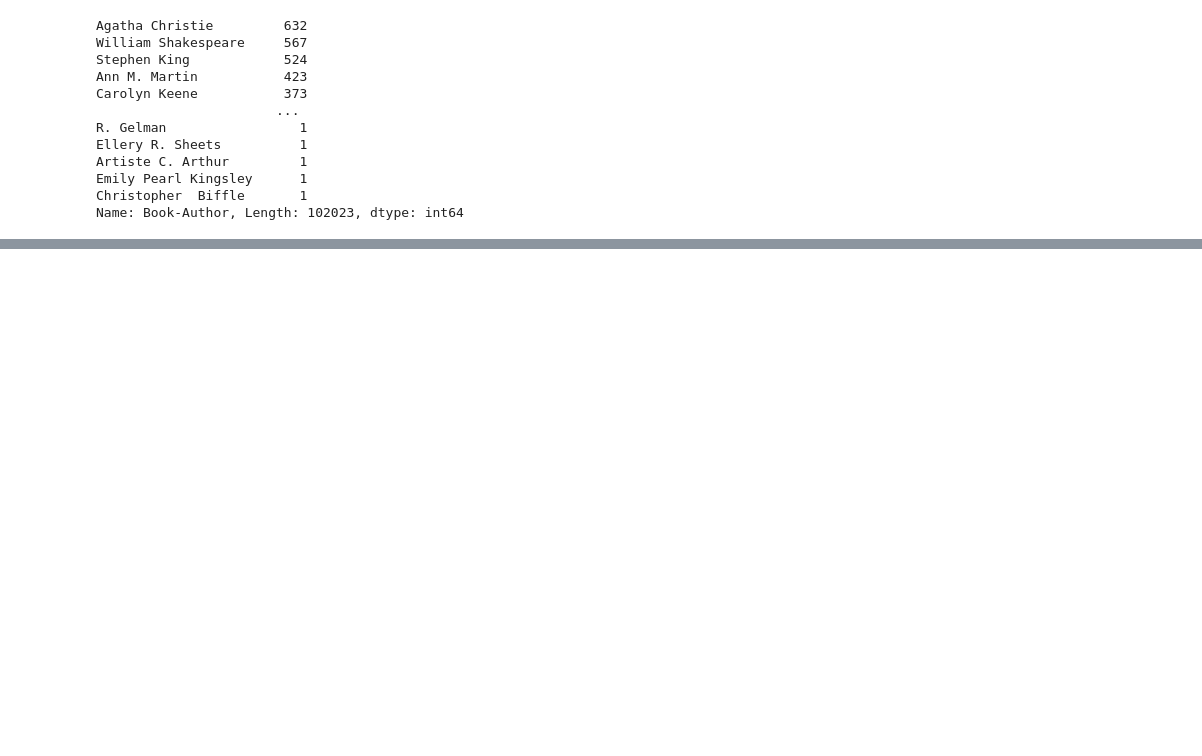
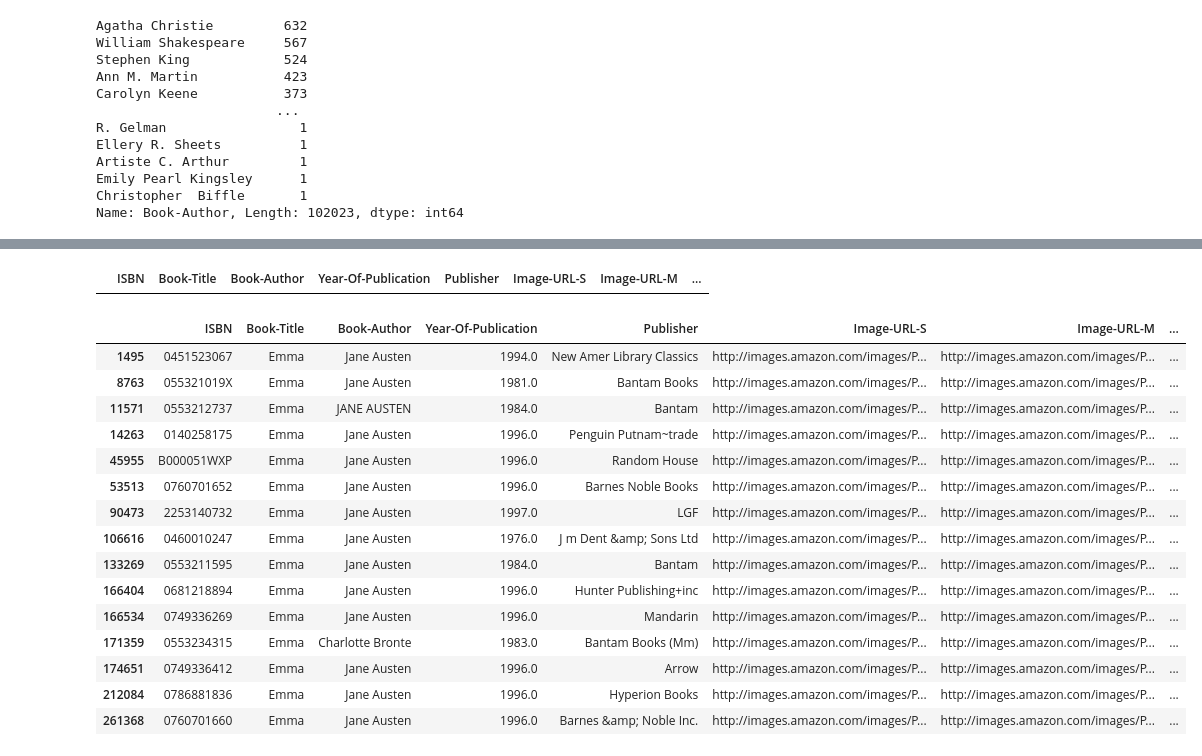
Before and after one commit to Ankita-chouhan-github/Book-Recommendation-System, a Jupyter notebook: Unsupervised_ML_Capstone_Project.ipynb, the cells around one changed output, grey strips where cells are left out. Drawn from its saved outputs; the diff is of its cells as text; code cells hidden in the pictures; blank space fills up the shorter version.

```diff
--- a/Unsupervised_ML_Capstone_Project.ipynb
+++ b/Unsupervised_ML_Capstone_Project.ipynb
@@ -197,0 +213,27 @@ Name: Book-Author, Length: 102023, dtype: int64
+# %%
+#Inspecting the missing values in 'Publisher' column
+books.loc[books.Publisher.isnull(),:]
+# %% [output]
+|  | ISBN | Book-Title | Book-Author | Year-Of-Publication | Publisher | Image-URL-S | Image-URL-M | ... |
+# %%
+#Uppercasing the ISBN numbers
+books['ISBN']=books['ISBN'].str.upper()
+# %%
+books[books['Book-Title']=='Emma']
+# %% [output]
+|  | ISBN | Book-Title | Book-Author | Year-Of-Publication | Publisher | Image-URL-S | Image-URL-M | ... |
+| 1495 | 0451523067 | Emma | Jane Austen | 1994.0 | New Amer Library Classics | http://images.amazon.com/images/P... | http://images.amazon.com/images/P... | ... |
+| 8763 | 055321019X | Emma | Jane Austen | 1981.0 | Bantam Books | http://images.amazon.com/images/P... | http://images.amazon.com/images/P... | ... |
+| 11571 | 0553212737 | Emma | JANE AUSTEN | 1984.0 | Bantam | http://images.amazon.com/images/P... | http://images.amazon.com/images/P... | ... |
+| 14263 | 0140258175 | Emma | Jane Austen | 1996.0 | Penguin Putnam~trade | http://images.amazon.com/images/P... | http://images.amazon.com/images/P... | ... |
+| 45955 | B000051WXP | Emma | Jane Austen | 1996.0 | Random House | http://images.amazon.com/images/P... | http://images.amazon.com/images/P... | ... |
+| 53513 | 0760701652 | Emma | Jane Austen | 1996.0 | Barnes Noble Books | http://images.amazon.com/images/P... | http://images.amazon.com/images/P... | ... |
+| 90473 | 2253140732 | Emma | Jane Austen | 1997.0 | LGF | http://images.amazon.com/images/P... | http://images.amazon.com/images/P... | ... |
+| 106616 | 0460010247 | Emma | Jane Austen | 1976.0 | J m Dent &amp; Sons Ltd | http://images.amazon.com/images/P... | http://images.amazon.com/images/P... | ... |
+| 133269 | 0553211595 | Emma | Jane Austen | 1984.0 | Bantam | http://images.amazon.com/images/P... | http://images.amazon.com/images/P... | ... |
+| 166404 | 0681218894 | Emma | Jane Austen | 1996.0 | Hunter Publishing+inc | http://images.amazon.com/images/P... | http://images.amazon.com/images/P... | ... |
+| 166534 | 0749336269 | Emma | Jane Austen | 1996.0 | Mandarin | http://images.amazon.com/images/P... | http://images.amazon.com/images/P... | ... |
+| 171359 | 0553234315 | Emma | Charlotte Bronte | 1983.0 | Bantam Books (Mm) | http://images.amazon.com/images/P... | http://images.amazon.com/images/P... | ... |
+| 174651 | 0749336412 | Emma | Jane Austen | 1996.0 | Arrow | http://images.amazon.com/images/P... | http://images.amazon.com/images/P... | ... |
+| 212084 | 0786881836 | Emma | Jane Austen | 1996.0 | Hyperion Books | http://images.amazon.com/images/P... | http://images.amazon.com/images/P... | ... |
+| 261368 | 0760701660 | Emma | Jane Austen | 1996.0 | Barnes &amp; Noble Inc. | http://images.amazon.com/images/P... | http://images.amazon.com/images/P... | ... |
```
Also changed, not shown: parts of 12 cells of this notebook.
